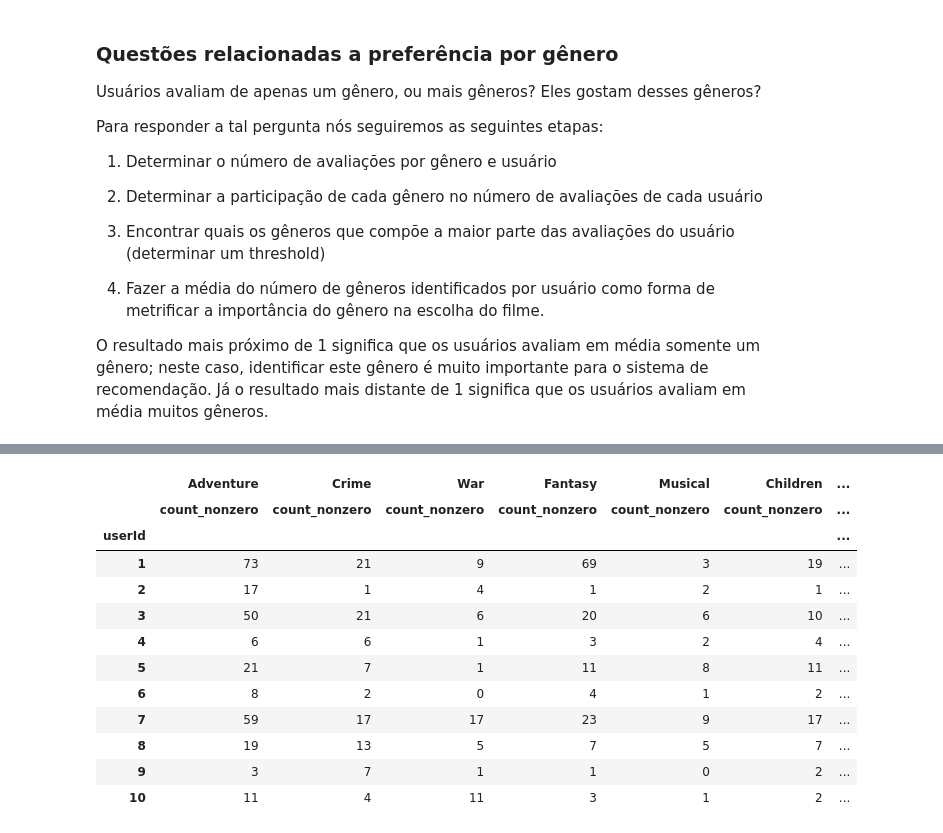
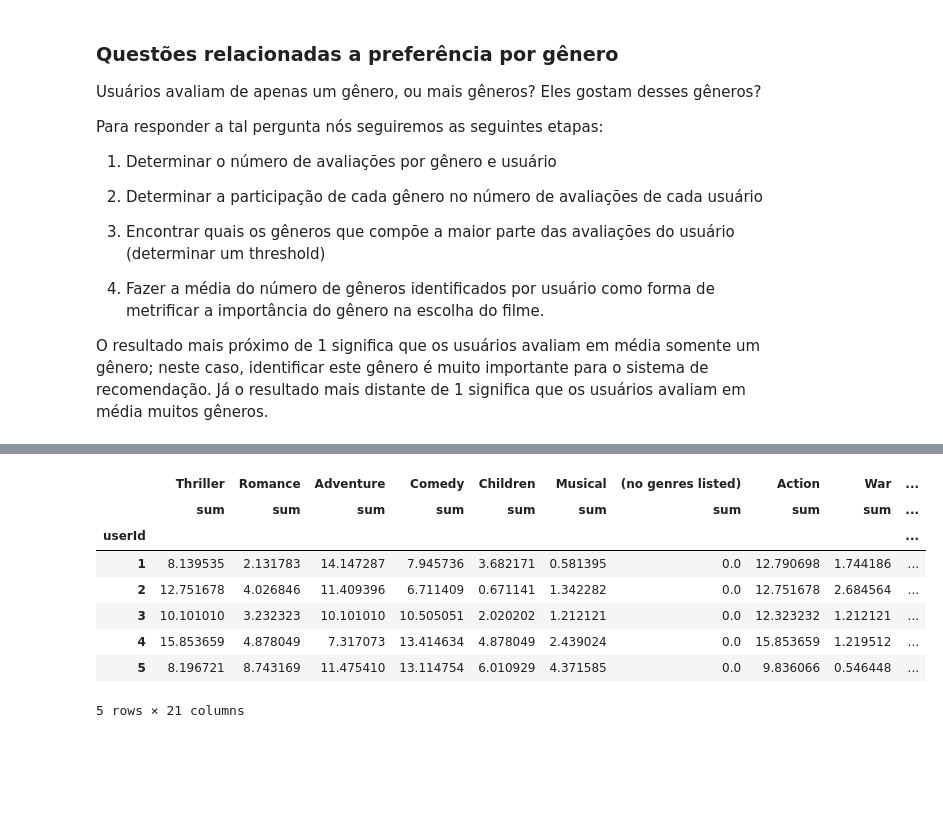
Before and after one commit to marivgonzales/recomendation_system, a Jupyter notebook: recomend_system.ipynb, the cells around one changed output, grey strips where cells are left out. Cells and saved outputs as stored; diff of their text form; code cells hidden in the pictures; blank space fills up the shorter version.

```diff
--- a/recomend_system.ipynb
+++ b/recomend_system.ipynb
@@ -147,27 +144,16 @@ ratings_movies_expand.head()
-# %%
-# 3. contar quantas vezes os gêneros são verdadeiros por usuário
-
-n_gen_user = ratings_movies_expand.groupby('userId').agg({genre:[np.count_nonzero] for genre in genre_labels})
-n_gen_user.head(10)
-# %% [output]
-|  | Adventure | Crime | War | Fantasy | Musical | Children | ... |
-|  | count_nonzero | count_nonzero | count_nonzero | count_nonzero | count_nonzero | count_nonzero | ... |
-| userId |  |  |  |  |  |  | ... |
-| 1 | 73 | 21 | 9 | 69 | 3 | 19 | ... |
-| 2 | 17 | 1 | 4 | 1 | 2 | 1 | ... |
-| 3 | 50 | 21 | 6 | 20 | 6 | 10 | ... |
-| 4 | 6 | 6 | 1 | 3 | 2 | 4 | ... |
-| 5 | 21 | 7 | 1 | 11 | 8 | 11 | ... |
-| 6 | 8 | 2 | 0 | 4 | 1 | 2 | ... |
-| 7 | 59 | 17 | 17 | 23 | 9 | 17 | ... |
-| 8 | 19 | 13 | 5 | 7 | 5 | 7 | ... |
-| 9 | 3 | 7 | 1 | 1 | 0 | 2 | ... |
-| 10 | 11 | 4 | 11 | 3 | 1 | 2 | ... |
 # %%
-#  Determinando a participação de cada gênero no número de avaliações de cada usuário
-
+#  Determinando a participação percentual de cada gênero no número de avaliações de cada usuário
 n_gen_user['total'] = n_gen_user.apply(sum, axis=1)
 
-nan_gen_user = n_gen_user.replace(0,'NaN')
-
-#tax_gen_user = nan_gen_user.div(nan_gen_user['total'])
+tax_gen_user = n_gen_user.div(n_gen_user['total'], axis=0).mul(100)
+tax_gen_user.head()
+# %% [output]
+|  | Thriller | Romance | Adventure | Comedy | Children | Musical | (no genres listed) | Action | War | ... |
+|  | sum | sum | sum | sum | sum | sum | sum | sum | sum | ... |
+| userId |  |  |  |  |  |  |  |  |  | ... |
+| 1 | 8.139535 | 2.131783 | 14.147287 | 7.945736 | 3.682171 | 0.581395 | 0.0 | 12.790698 | 1.744186 | ... |
+| 2 | 12.751678 | 4.026846 | 11.409396 | 6.711409 | 0.671141 | 1.342282 | 0.0 | 12.751678 | 2.684564 | ... |
+| 3 | 10.101010 | 3.232323 | 10.101010 | 10.505051 | 2.020202 | 1.212121 | 0.0 | 12.323232 | 1.212121 | ... |
+| 4 | 15.853659 | 4.878049 | 7.317073 | 13.414634 | 4.878049 | 2.439024 | 0.0 | 15.853659 | 1.219512 | ... |
+| 5 | 8.196721 | 8.743169 | 11.475410 | 13.114754 | 6.010929 | 4.371585 | 0.0 | 9.836066 | 0.546448 | ... |
+5 rows × 21 columns
```
Also changed, not shown: parts of 9 cells of this notebook.
